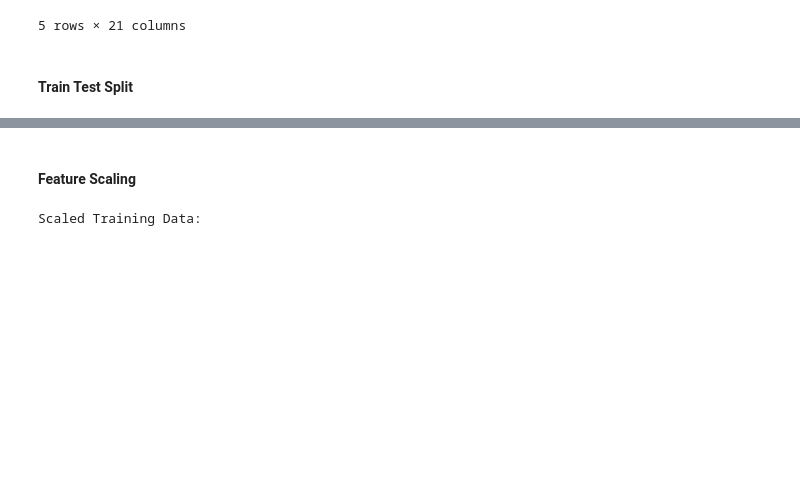
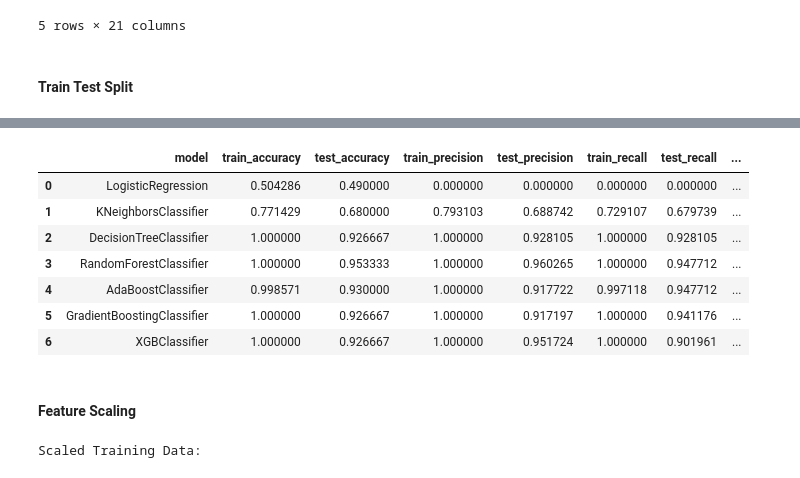
Before and after one commit to azaryasph/Predict-Customer-Clicked-Ads-Classification-By-Using-Machine-Learning, a Jupyter notebook: Predict Customer Clicked Ads Classification By Using Machine Learning.ipynb, the cells around one changed output, grey strips where cells are left out. Saved outputs shown, nothing was run; the diff lists cells and outputs as text; code cells hidden in the pictures; blank space fills up the shorter version.

Commit message:
chore: model data not scaled

```diff
--- a/Predict Customer Clicked Ads Classification By Using Machine Learning.ipynb
+++ b/Predict Customer Clicked Ads Classification By Using Machine Learning.ipynb
@@ -585,0 +713,4 @@ X_train, X_test, y_train, y_test = train_test_split(X, y, test_size=0.3, random_
+# %%
+abc = AdaBoostClassifier()
+abc.fit(X_train, y_train)
+eval_classification(abc)
@@ -585,0 +735,4 @@ X_train, X_test, y_train, y_test = train_test_split(X, y, test_size=0.3, random_
+# %%
+xgb = XGBClassifier()
+xgb.fit(X_train, y_train)
+eval_classification(xgb)
@@ -585,0 +757,4 @@ X_train, X_test, y_train, y_test = train_test_split(X, y, test_size=0.3, random_
+# %%
+gbc = GradientBoostingClassifier()
+gbc.fit(X_train, y_train)
+eval_classification(gbc)
@@ -585,0 +779,26 @@ X_train, X_test, y_train, y_test = train_test_split(X, y, test_size=0.3, random_
+# %%
+def evaluate_model(model, X_train, y_train, X_test, y_test):
+    model.fit(X_train, y_train)
+    y_pred = model.predict(X_test)
+
+    accuracy = accuracy_score(y_test, y_pred)
+    precision = precision_score(y_test, y_pred)
+    recall = recall_score(y_test, y_pred)
+    f1 = f1_score(y_test, y_pred)
+
+    return {
+        'model': model.__class__.__name__,
+        'accuracy': accuracy,
+        'precision': precision,
+        'recall': recall,
+        'f1': f1
+    }
+
+# List of models
+models = [GradientBoostingClassifier(), RandomForestClassifier(), LogisticRegression()]
+
+# Evaluate each model
+results = [evaluate_model(model, X_train, y_train, X_test, y_test) for model in models]
+
+# Convert the results to a DataFrame
+results_df = pd.DataFrame(results)
@@ -586,3 +859,14 @@ X_train, X_test, y_train, y_test = train_test_split(X, y, test_size=0.3, random_
+# %%
+results_df
+# %% [output]
+|  | model | train_accuracy | test_accuracy | train_precision | test_precision | train_recall | test_recall | ... |
+| 0 | LogisticRegression | 0.504286 | 0.490000 | 0.000000 | 0.000000 | 0.000000 | 0.000000 | ... |
+| 1 | KNeighborsClassifier | 0.771429 | 0.680000 | 0.793103 | 0.688742 | 0.729107 | 0.679739 | ... |
+| 2 | DecisionTreeClassifier | 1.000000 | 0.926667 | 1.000000 | 0.928105 | 1.000000 | 0.928105 | ... |
+| 3 | RandomForestClassifier | 1.000000 | 0.953333 | 1.000000 | 0.960265 | 1.000000 | 0.947712 | ... |
+| 4 | AdaBoostClassifier | 0.998571 | 0.930000 | 1.000000 | 0.917722 | 0.997118 | 0.947712 | ... |
+| 5 | GradientBoostingClassifier | 1.000000 | 0.926667 | 1.000000 | 0.917197 | 1.000000 | 0.941176 | ... |
+| 6 | XGBClassifier | 1.000000 | 0.926667 | 1.000000 | 0.951724 | 1.000000 | 0.901961 | ... |
 # %% [markdown]
 #### Feature Scaling
 # %%
```
Also changed, not shown: parts of 11 cells of this notebook.
